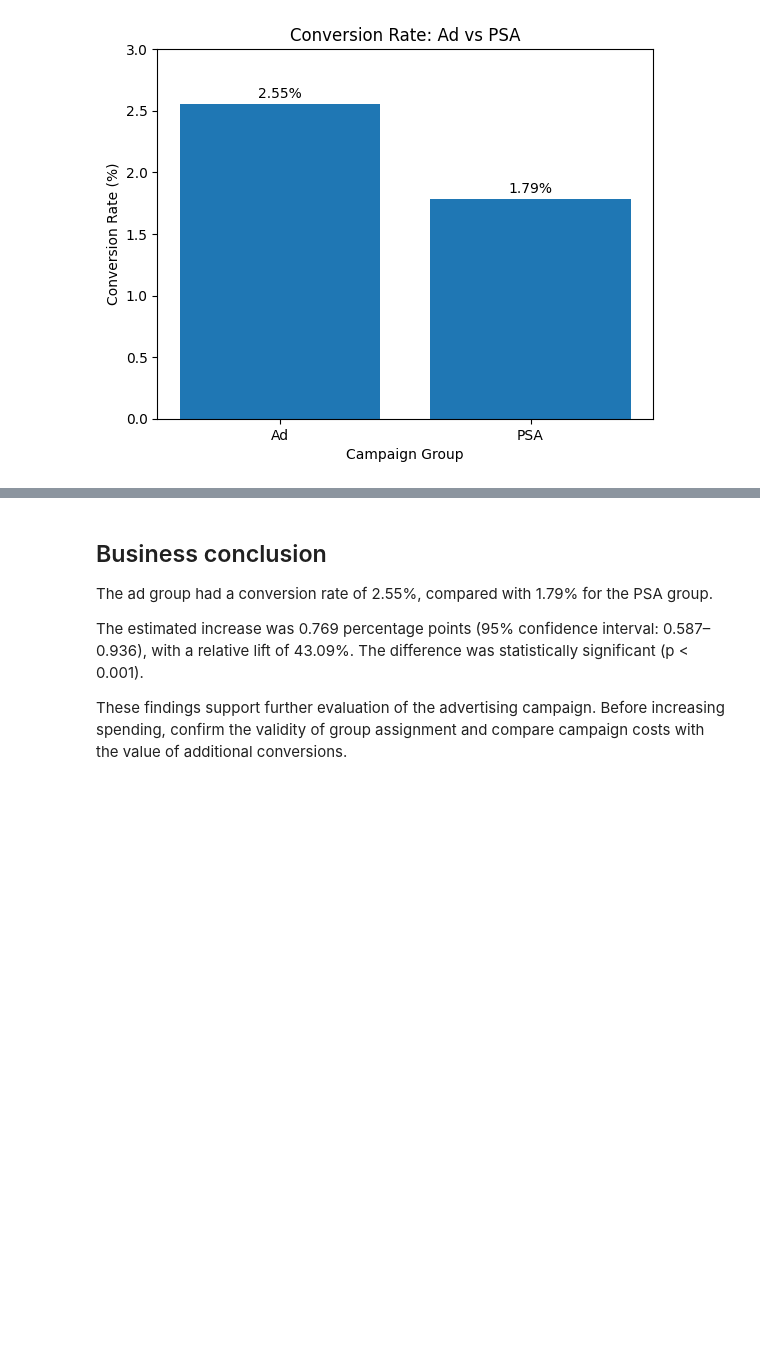
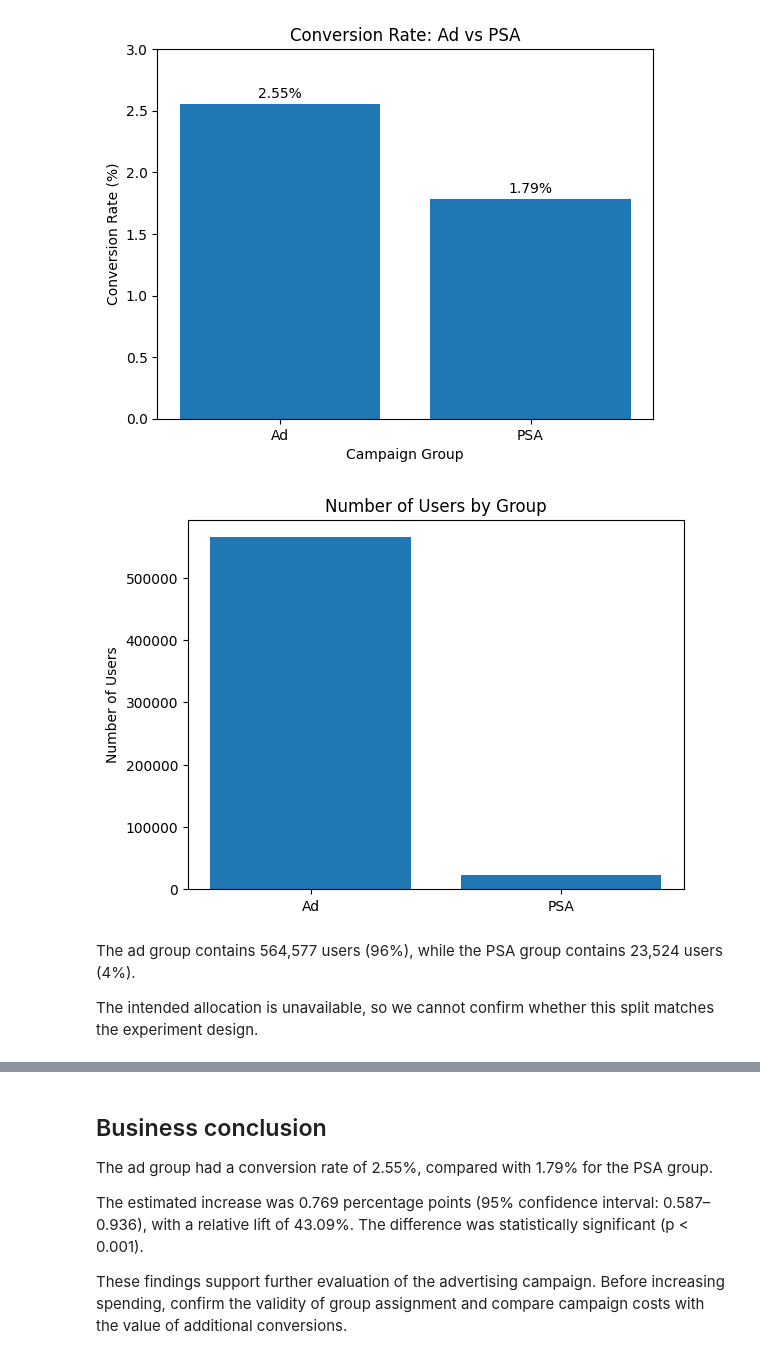
Before and after one commit to mehakgupta0406/marketing-ab-test-analysis, a Jupyter notebook: Marketing_ab_testing.ipynb, the cells around one changed output, grey strips where cells are left out. Drawn from its saved outputs; the diff is of its cells as text; code cells hidden in the pictures; blank space fills up the shorter version.

```diff
--- a/Marketing_ab_testing.ipynb
+++ b/Marketing_ab_testing.ipynb
@@ -244,6 +244,21 @@ plt.savefig("conversion_rates.png", dpi=300, bbox_inches="tight")
 plt.show()
 # %% [output]
 [figure]
+# %%
+plt.bar(["Ad", "PSA"], users)
+
+plt.title("Number of Users by Group")
+plt.ylabel("Number of Users")
+
+plt.show()
+# %% [output]
+[figure, added]
+# %% [markdown]
+The ad group contains 564,577 users (96%), while the PSA
+group contains 23,524 users (4%).
+
+The intended allocation is unavailable, so we cannot confirm
+whether this split matches the experiment design.
 # %%
 from google.colab import files
 
```
